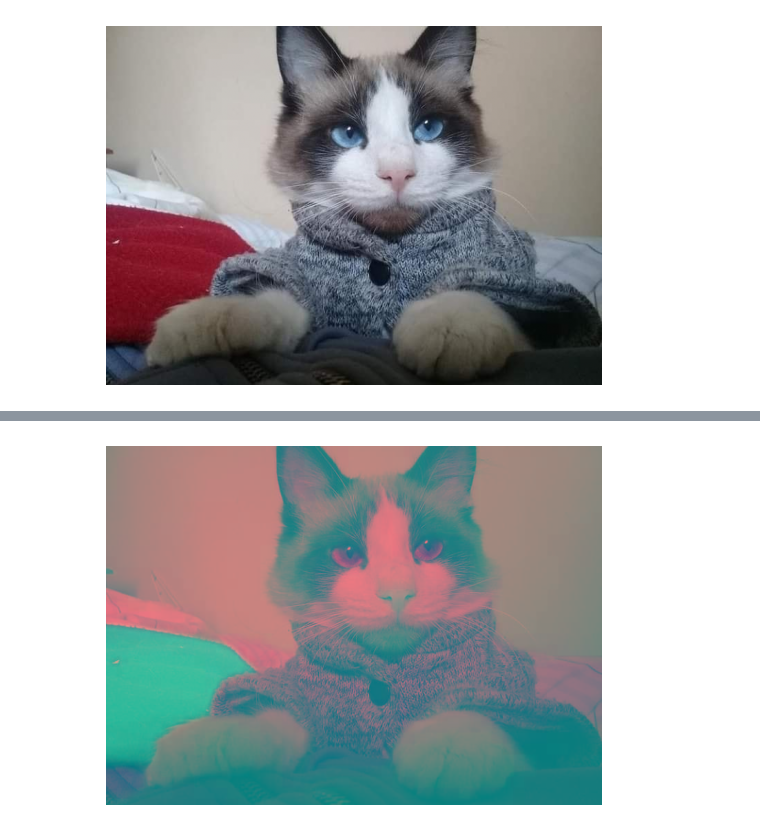
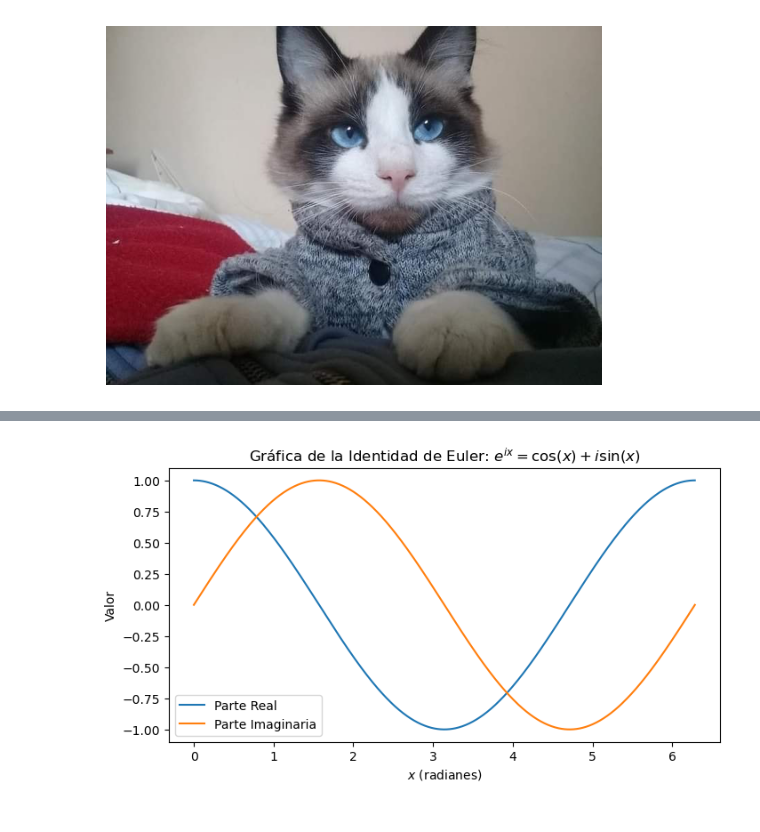
Before and after one commit to pablonicolasr/pdi_uns, a Jupyter notebook: tp1/pdi_tp1.ipynb, the cells around one changed output, grey strips where cells are left out. Saved outputs shown, nothing was run; the diff lists cells and outputs as text; code cells hidden in the pictures.

```diff
--- a/tp1/pdi_tp1.ipynb
+++ b/tp1/pdi_tp1.ipynb
@@ -333,8 +135,10 @@ im = ImageOperation(imagen)
-# %%
-new_img = im.rgbToYIQ()
-
-plt.imshow(new_img)
-plt.axis('off')  # Para desactivar los ejes en la visualización
-plt.show()
-# %% [output]
-[figure, removed]
+# %%
+# Representacion de la identidad de Euler
+x = np.linspace(0, 2 * np.pi, 1000)
+
+# Calcular e^(ix)
+euler_identity = np.exp(1j * x)  # Usamos 1j para representar el número complejo i
+
+# Obtener las partes real e imaginaria
+real_part = np.real(euler_identity)
+imaginary_part = np.imag(euler_identity)
@@ -340,0 +148,16 @@ plt.show()
+# %%
+# Gráfica de la parte real e imaginaria
+# Gráfica de la parte real e imaginaria
+fig = plt.figure(figsize=(8, 4))
+
+plt.plot(x, real_part, label='Parte Real')
+plt.plot(x, imaginary_part, label='Parte Imaginaria')
+plt.title('Gráfica de la Identidad de Euler: $e^{ix} = \cos(x) + i\sin(x)$')
+plt.xlabel('$x$ (radianes)')
+plt.ylabel('Valor')
+plt.legend()
+
+# Mostrar la gráfica en pantalla
+plt.show()
+# %% [output]
+[figure, added]
```
Also changed, not shown: parts of 53 cells of this notebook, 18 other files.
